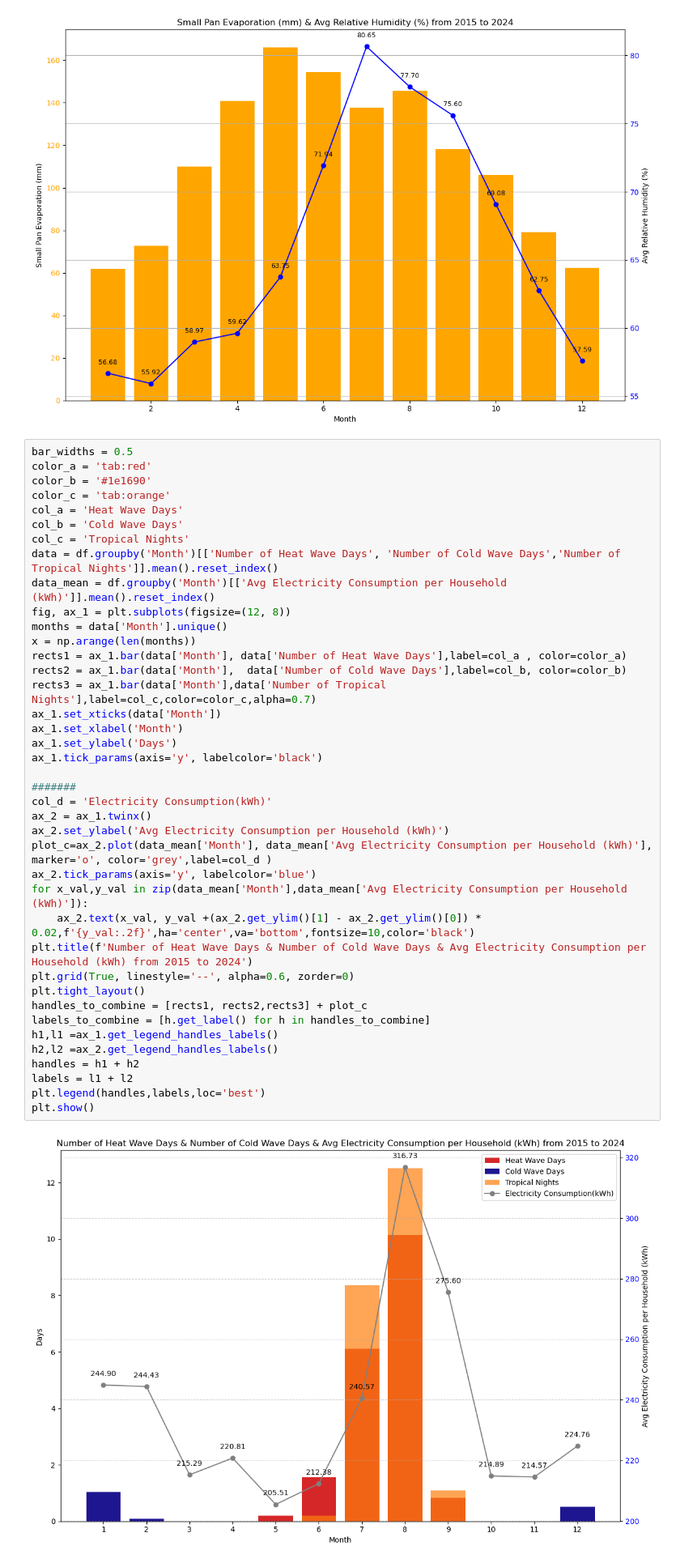
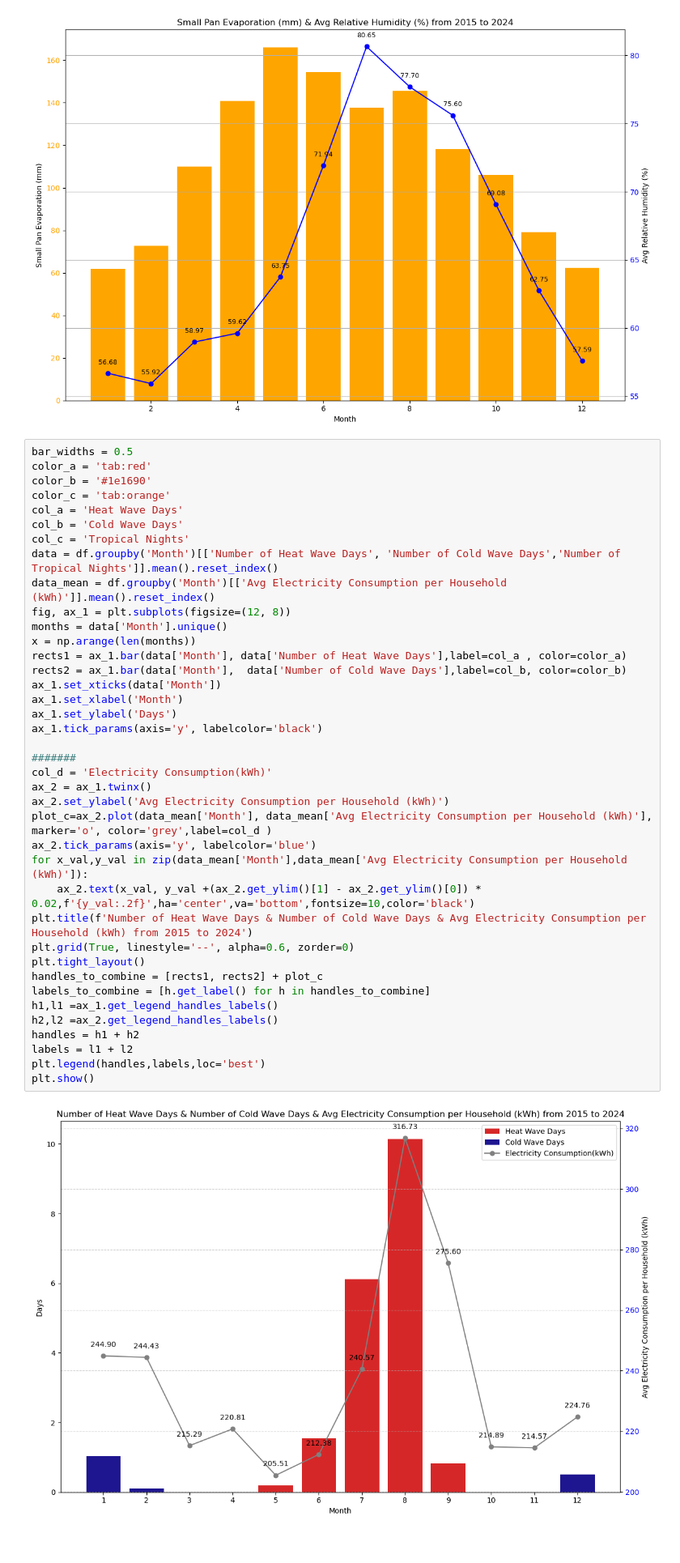
Before and after one commit to somnio-kimm/electricity_consumption_prediction, a Jupyter notebook: electricity_consumption_prediction.ipynb, the cells around one changed output. Shown at 81% size. Cells and saved outputs as stored; diff of their text form.

```diff
--- a/electricity_consumption_prediction.ipynb
+++ b/electricity_consumption_prediction.ipynb
@@ -299,36 +321,35 @@ data = df.groupby('Month')[['Number of Heat Wave Days', 'Number of Cold Wave Day
 data_mean = df.groupby('Month')[['Avg Electricity Consumption per Household (kWh)']].mean().reset_index()
 fig, ax_1 = plt.subplots(figsize=(12, 8))
 months = data['Month'].unique()
 x = np.arange(len(months))
 rects1 = ax_1.bar(data['Month'], data['Number of Heat Wave Days'],label=col_a , color=color_a)
 rects2 = ax_1.bar(data['Month'],  data['Number of Cold Wave Days'],label=col_b, color=color_b)
-rects3 = ax_1.bar(data['Month'],data['Number of Tropical Nights'],label=col_c,color=color_c,alpha=0.7)
 ax_1.set_xticks(data['Month'])
 ax_1.set_xlabel('Month')
 ax_1.set_ylabel('Days')
 ax_1.tick_params(axis='y', labelcolor='black')
 
 #######
 col_d = 'Electricity Consumption(kWh)'
 ax_2 = ax_1.twinx()
 ax_2.set_ylabel('Avg Electricity Consumption per Household (kWh)')
 plot_c=ax_2.plot(data_mean['Month'], data_mean['Avg Electricity Consumption per Household (kWh)'], marker='o', color='grey',label=col_d )
 ax_2.tick_params(axis='y', labelcolor='blue')
 for x_val,y_val in zip(data_mean['Month'],data_mean['Avg Electricity Consumption per Household (kWh)']):
 	ax_2.text(x_val, y_val +(ax_2.get_ylim()[1] - ax_2.get_ylim()[0]) * 0.02,f'{y_val:.2f}',ha='center',va='bottom',fontsize=10,color='black')
 plt.title(f'Number of Heat Wave Days & Number of Cold Wave Days & Avg Electricity Consumption per Household (kWh) from 2015 to 2024')
 plt.grid(True, linestyle='--', alpha=0.6, zorder=0)
 plt.tight_layout()
-handles_to_combine = [rects1, rects2,rects3] + plot_c
+handles_to_combine = [rects1, rects2] + plot_c
 labels_to_combine = [h.get_label() for h in handles_to_combine]
 h1,l1 =ax_1.get_legend_handles_labels()
 h2,l2 =ax_2.get_legend_handles_labels()
 handles = h1 + h2
 labels = l1 + l2
 plt.legend(handles,labels,loc='best')
 plt.show()
 # %% [output]
-[figure, old version]
+[figure, new version]
 # %%
 # Sunshine and avg cloud cover by month
 # dual_features_plot(a='Sunshine Rate (%)', b='Avg Cloud Cover (1/10)', c='Month')
```
Also changed, not shown: parts of 27 cells of this notebook, 15 other files.
